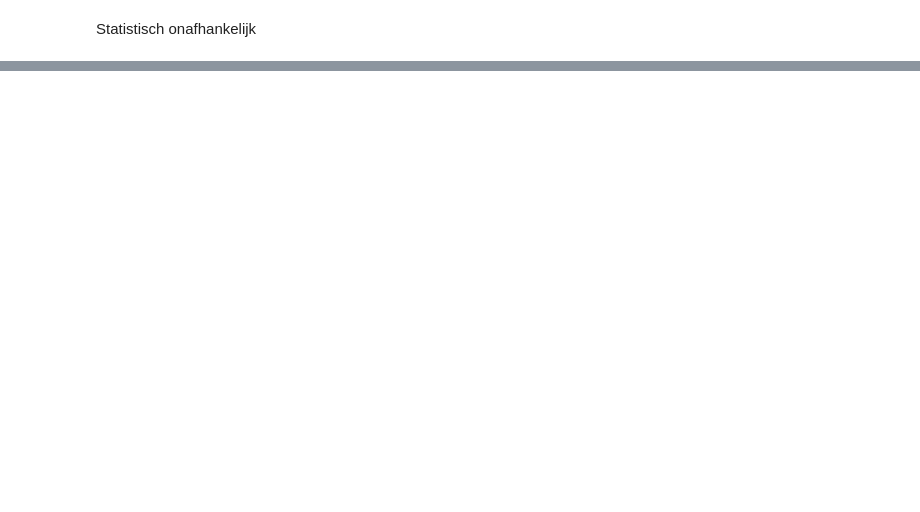
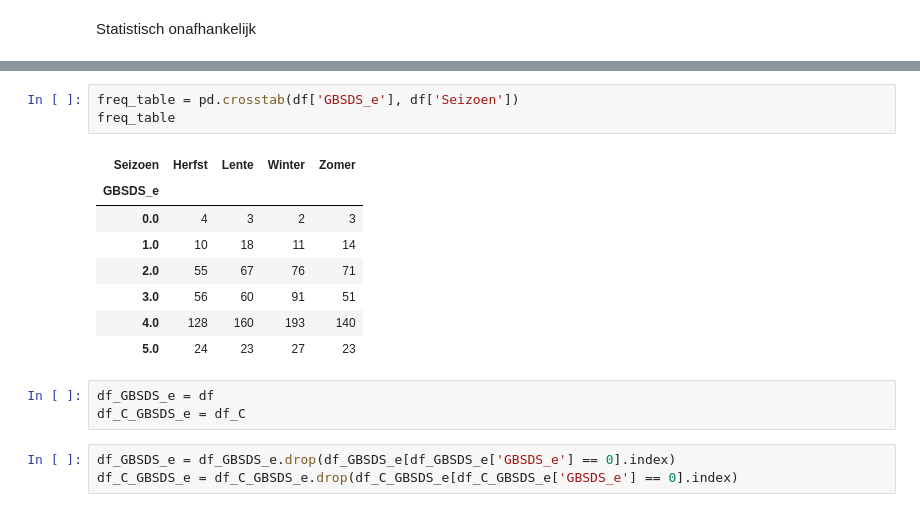
Before and after one commit to someoneontheworld/Modelleren-project, a Jupyter notebook: modelleren_code_v2.ipynb, the cells around one changed output, grey strips where cells are left out. Drawn from its saved outputs; the diff is of its cells as text; blank space fills up the shorter version.

```diff
--- a/modelleren_code_v2.ipynb
+++ b/modelleren_code_v2.ipynb
@@ -1214,0 +1827,18 @@ Statistisch onafhankelijk
+# %%
+freq_table = pd.crosstab(df['GBSDS_e'], df['Seizoen'])
+freq_table
+# %% [output]
+| Seizoen | Herfst | Lente | Winter | Zomer |
+| GBSDS_e |  |  |  |  |
+| 0.0 | 4 | 3 | 2 | 3 |
+| 1.0 | 10 | 18 | 11 | 14 |
+| 2.0 | 55 | 67 | 76 | 71 |
+| 3.0 | 56 | 60 | 91 | 51 |
+| 4.0 | 128 | 160 | 193 | 140 |
+| 5.0 | 24 | 23 | 27 | 23 |
+# %%
+df_GBSDS_e = df
+df_C_GBSDS_e = df_C
+# %%
+df_GBSDS_e = df_GBSDS_e.drop(df_GBSDS_e[df_GBSDS_e['GBSDS_e'] == 0].index)
+df_C_GBSDS_e = df_C_GBSDS_e.drop(df_C_GBSDS_e[df_C_GBSDS_e['GBSDS_e'] == 0].index)
```
Also changed, not shown: parts of 157 cells of this notebook.
